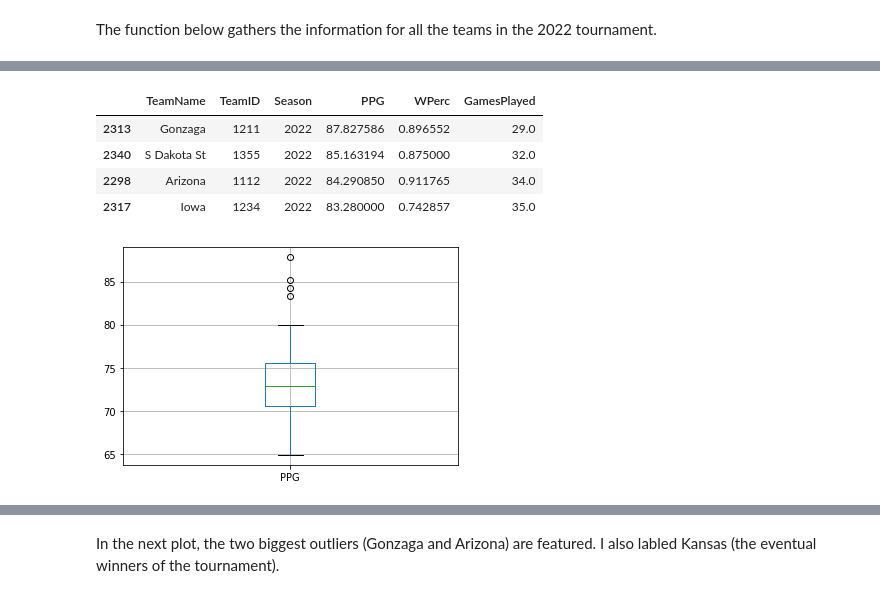
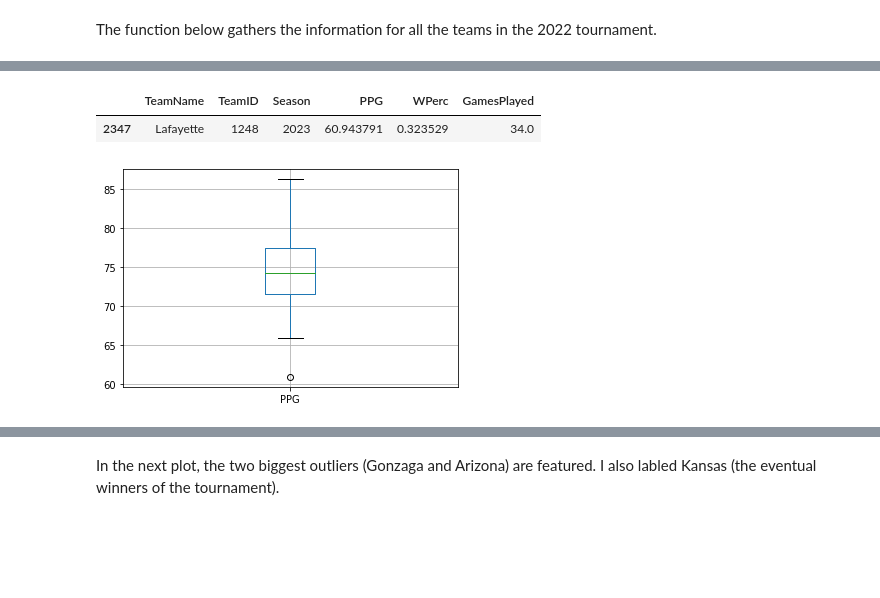
Before and after one commit to ZChipman/Predicting_March_Madness, a Jupyter notebook: 2022 March Maddness Prediction.ipynb, the cells around one changed output, grey strips where cells are left out. Saved outputs shown, nothing was run; the diff lists cells and outputs as text; code cells hidden in the pictures; blank space fills up the shorter version.

Commit message:
Changed  Data to 2023 Season

```diff
--- a/2022 March Maddness Prediction.ipynb
+++ b/2022 March Maddness Prediction.ipynb
@@ -540,6 +584,7 @@ champ_actual = ['North Carolina', 'Kansas']
 The function below gathers the information for all the teams in the 2022 tournament.
 # %%
 # Takes the teams_df, a input data frame, and a list of teams as the input
+'''
 def stats2022(teams_df, pjtm_df, teamlist):
   # Finds the teams in the list of matchups
   dff = teams_df[teams_df.TeamName.isin(teamlist)]
@@ -549,16 +594,28 @@ def stats2022(teams_df, pjtm_df, teamlist):
   dff = pd.merge(teams_df[['TeamName','TeamID']],dff,how = 'right', left_on = ['TeamID'], right_on = ['TeamID'])
   # Uses only data from the 2022 season
   dff = dff[dff.Season == 2022]
+'''
+
+  # Takes the teams_df, a input data frame, and a list of teams as the input
+def stats2023(teams_df, pjtm_df, teamlist):
+  # Finds the teams in the list of matchups
+  dff = teams_df[teams_df.TeamName.isin(teamlist)]
+  # Subsets the input data frame, including only the teams in the tournament
+  dff = pjtm_df[pjtm_df.TeamID.isin(dff.TeamID)]
+  # Add the Team Name to the data frame
+  dff = pd.merge(teams_df[['TeamName','TeamID']],dff,how = 'right', left_on = ['TeamID'], right_on = ['TeamID'])
+  # Uses only data from the 2023 season
+  dff = dff[dff.Season == 2023]
 
   return(dff)
 # %%
 '''
-Finds the PPG, Effieciency, and Ranking data for the teams in the 2022
+Finds the PPG, Effieciency, and Ranking data for the teams in the 2023
 tournament.
 '''
-ppg_stats = stats2022(teams_df, ppg_df, r64_matchups)
-eff_stats = stats2022(teams_df, eff_df, r64_matchups)
-rank_stats = stats2022(teams_df, rankings_df, r64_matchups)
+ppg_stats = stats2023(teams_df, ppg_df, r64_matchups)
+eff_stats = stats2023(teams_df, eff_df, r64_matchups)
+rank_stats = stats2023(teams_df, rankings_df, r64_matchups)
 
 # ppg_stats = stats2022(teams_df, ppg_df, e8_actual)
 # eff_stats = stats2022(teams_df, eff_df, e8_actual)
@@ -637,14 +694,12 @@ Top 5 Defences (30 Day Average):
 # %%
 ppg_stats.boxplot('PPG')
 # The four outliers in the boxplot are highlighted in the table below
-ppg_stats.nlargest(4, 'PPG')
+ppg_stats.nlargest(1, 'PPG')
+ppg_stats.nsmallest(1, 'PPG')
 # %% [output]
 |  | TeamName | TeamID | Season | PPG | WPerc | GamesPlayed |
-| 2313 | Gonzaga | 1211 | 2022 | 87.827586 | 0.896552 | 29.0 |
-| 2340 | S Dakota St | 1355 | 2022 | 85.163194 | 0.875000 | 32.0 |
-| 2298 | Arizona | 1112 | 2022 | 84.290850 | 0.911765 | 34.0 |
-| 2317 | Iowa | 1234 | 2022 | 83.280000 | 0.742857 | 35.0 |
+| 2347 | Lafayette | 1248 | 2023 | 60.943791 | 0.323529 | 34.0 |
-[figure, old version]
+[figure, new version]
 # %%
 plt.rcParams['figure.figsize'] = [16, 8]
 eff_stats[['oEFF', 'dEFF', 'oEFF_30day', 'dEFF_30day']].plot(kind='box',
```
Also changed, not shown: parts of 45 cells of this notebook.
